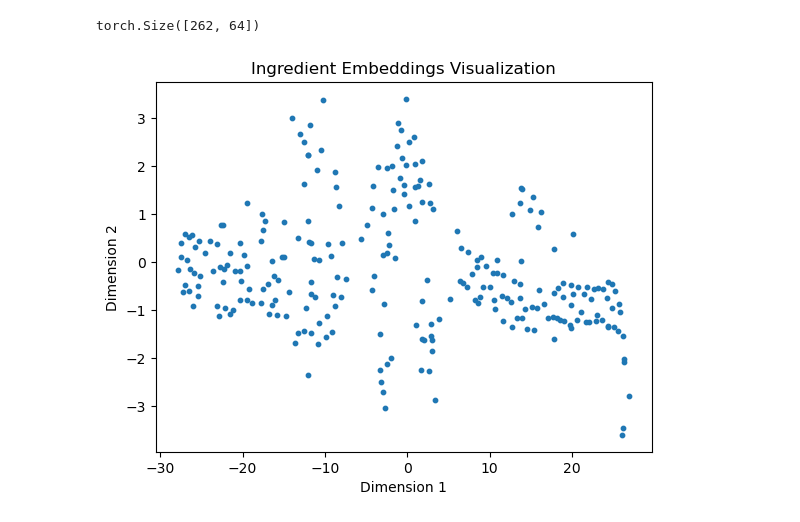
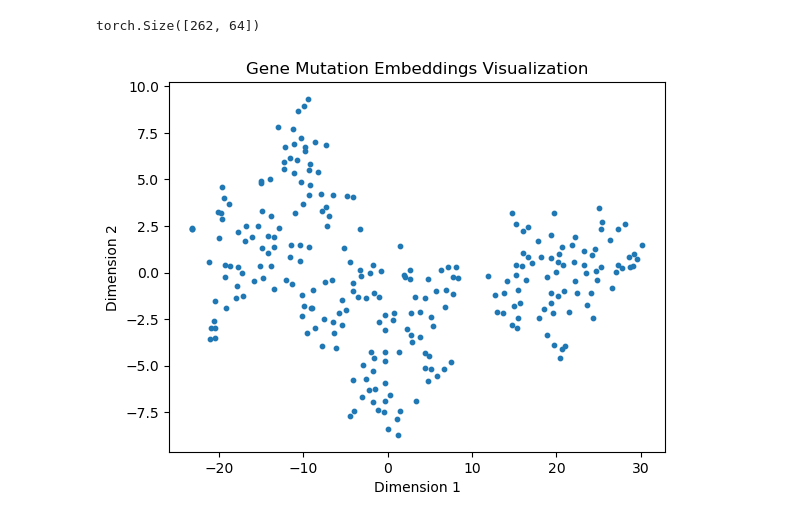
Before and after one commit to Lyce24/DLG_Final_Project, a Jupyter notebook: embedding/gnn_test.ipynb, the cells around one changed output. Cells and saved outputs as stored; diff of their text form; code cells hidden in the pictures.

```diff
--- a/embedding/gnn_test.ipynb
+++ b/embedding/gnn_test.ipynb
@@ -236,18 +238,18 @@ torch.Size([262, 64])
 # %%
 from sklearn.manifold import TSNE
 import matplotlib.pyplot as plt
 
 # Reduce dimensions with t-SNE
 reduced_embeddings = TSNE(n_components=2, random_state=42).fit_transform(gene_embeddings.cpu().numpy())
 
 # Plot the embeddings
 plt.scatter(reduced_embeddings[:, 0], reduced_embeddings[:, 1], s=10)
-plt.title("Ingredient Embeddings Visualization")
+plt.title("Gene Mutation Embeddings Visualization")
 plt.xlabel("Dimension 1")
 plt.ylabel("Dimension 2")
 plt.show()
 # %% [output]
-[figure, old version]
+[figure, new version]
 # %%
 edge_similarity = (gene_embeddings[graph.edge_index[0]] * gene_embeddings[graph.edge_index[1]]).sum(dim=1)
 plt.hist(edge_similarity.cpu().numpy(), bins=50, alpha=0.7, color='blue', edgecolor='black')
```
Also changed, not shown: parts of 6 cells of this notebook, 25 other files.
